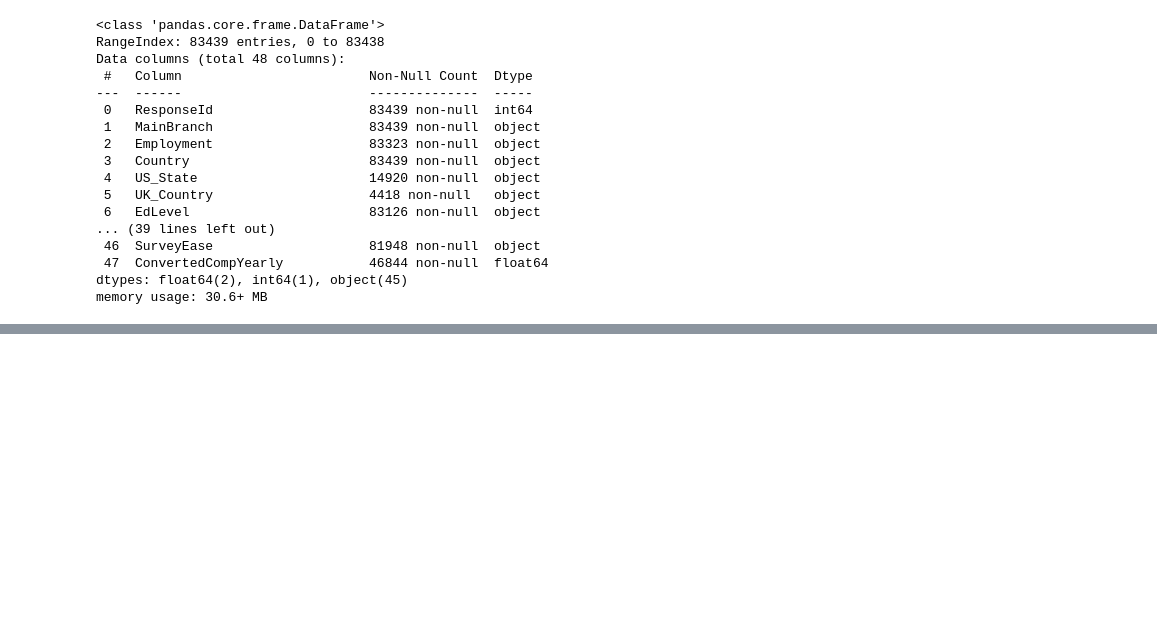
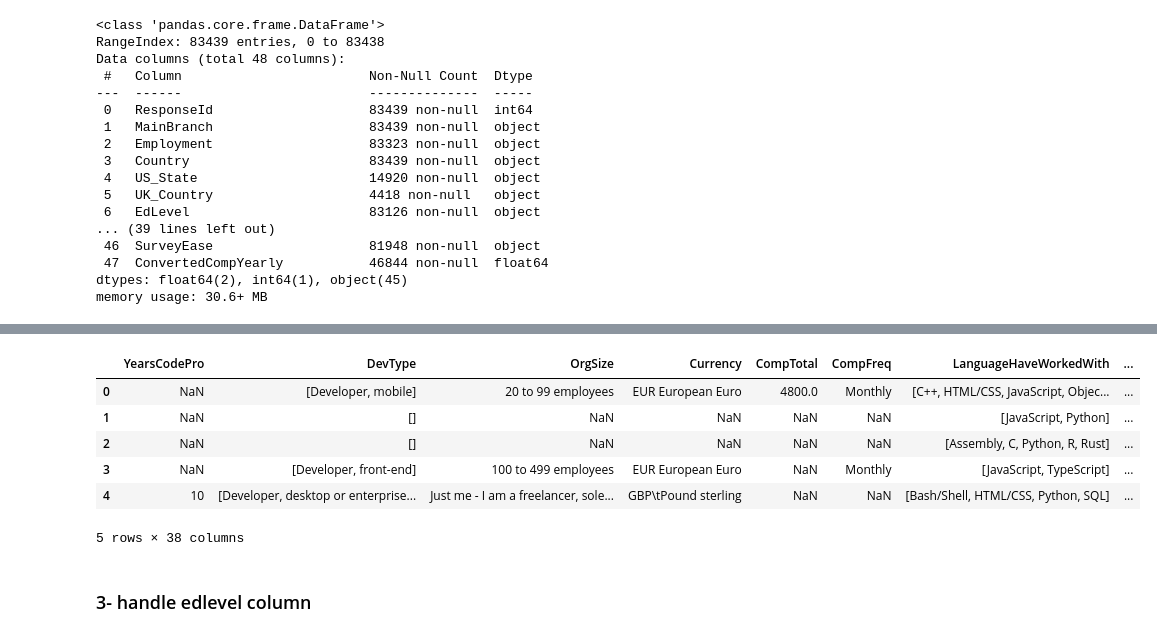
Before and after one commit to esraasayed98/E2E_DS_Project, a Jupyter notebook: notebooks/00. Exploration.ipynb, the cells around one changed output, grey strips where cells are left out. Cells and saved outputs as stored; diff of their text form; code cells hidden in the pictures; blank space fills up the shorter version.

```diff
--- a/notebooks/00. Exploration.ipynb
+++ b/notebooks/00. Exploration.ipynb
@@ -82,0 +141,39 @@ array([nan, '10', '4', '5', '6', '2', '30', '9', '18', '12', '21', '1',
+# %%
+def split_data(df_col, delimeter = ';'):
+    '''
+    split the data in data frame seires (column) on specific deleimeter and store them in list
+
+    params:
+        df_col: (pd.series) series contains data to be splitted
+        delimeter: default ';' to split data on
+    return:
+        df_series: (pd.series) splitted series and the dtype is list
+    '''
+    # check if the data is splitable (contains the delimeter)
+    def is_splitable(pd_series, delimeter = ';'):
+        return pd_series.str.contains(delimeter).any()
+
+    # spliting function
+    def split(pd_series , delimeter = ';'):
+        return pd_series.apply(lambda x: x.split(delimeter) if type(x) != float else [])
+
+    # performing split
+    if is_splitable(df_col, delimeter):
+        return split(df_col, delimeter)
+    else:
+        return df_col
+# %%
+for col in df.select_dtypes(include = 'object').columns:
+    df[col] = split_data(df[col])
+# %%
+df.head().iloc[:,10:]
+# %% [output]
+|  | YearsCodePro | DevType | OrgSize | Currency | CompTotal | CompFreq | LanguageHaveWorkedWith | ... |
+| 0 | NaN | [Developer, mobile] | 20 to 99 employees | EUR European Euro | 4800.0 | Monthly | [C++, HTML/CSS, JavaScript, Objec... | ... |
+| 1 | NaN | [] | NaN | NaN | NaN | NaN | [JavaScript, Python] | ... |
+| 2 | NaN | [] | NaN | NaN | NaN | NaN | [Assembly, C, Python, R, Rust] | ... |
+| 3 | NaN | [Developer, front-end] | 100 to 499 employees | EUR European Euro | NaN | Monthly | [JavaScript, TypeScript] | ... |
+| 4 | 10 | [Developer, desktop or enterprise... | Just me - I am a freelancer, sole... | GBP\tPound sterling | NaN | NaN | [Bash/Shell, HTML/CSS, Python, SQL] | ... |
+5 rows × 38 columns
+# %% [markdown]
+### 3- handle edlevel column
```
Also changed, not shown: parts of 27 cells of this notebook.
